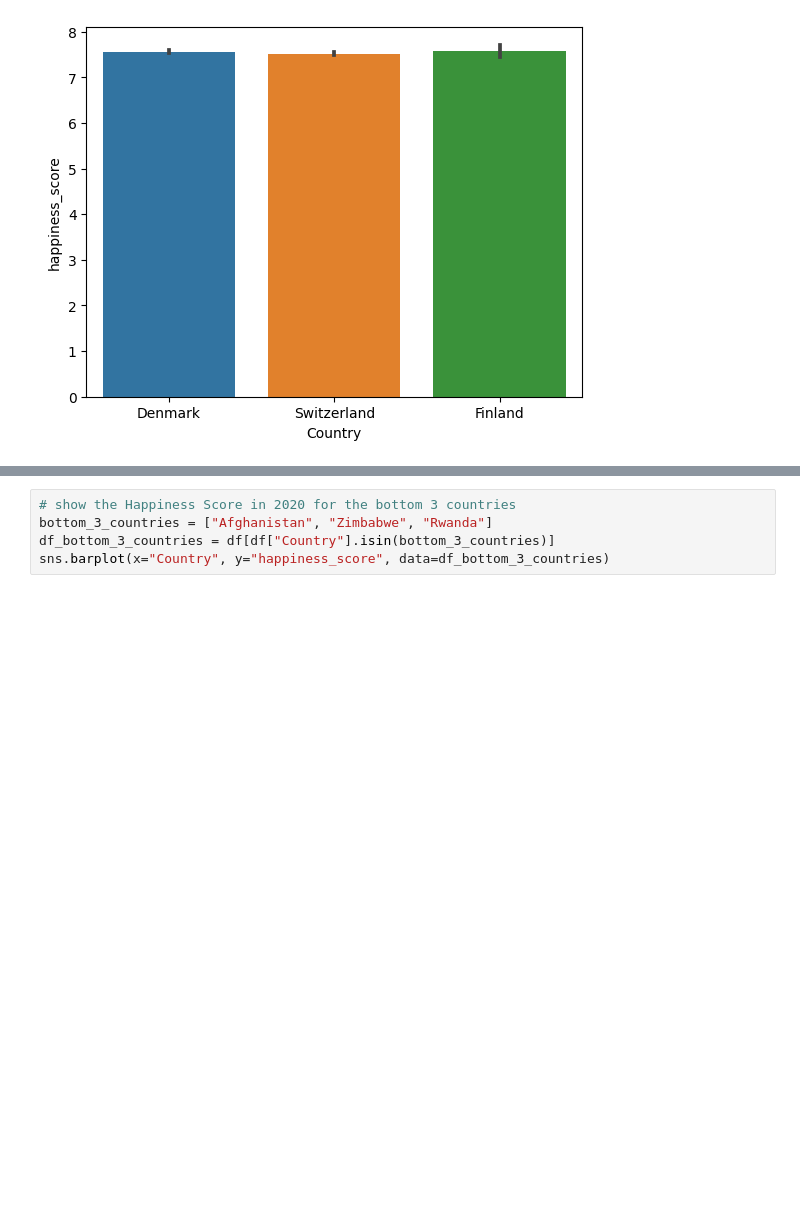
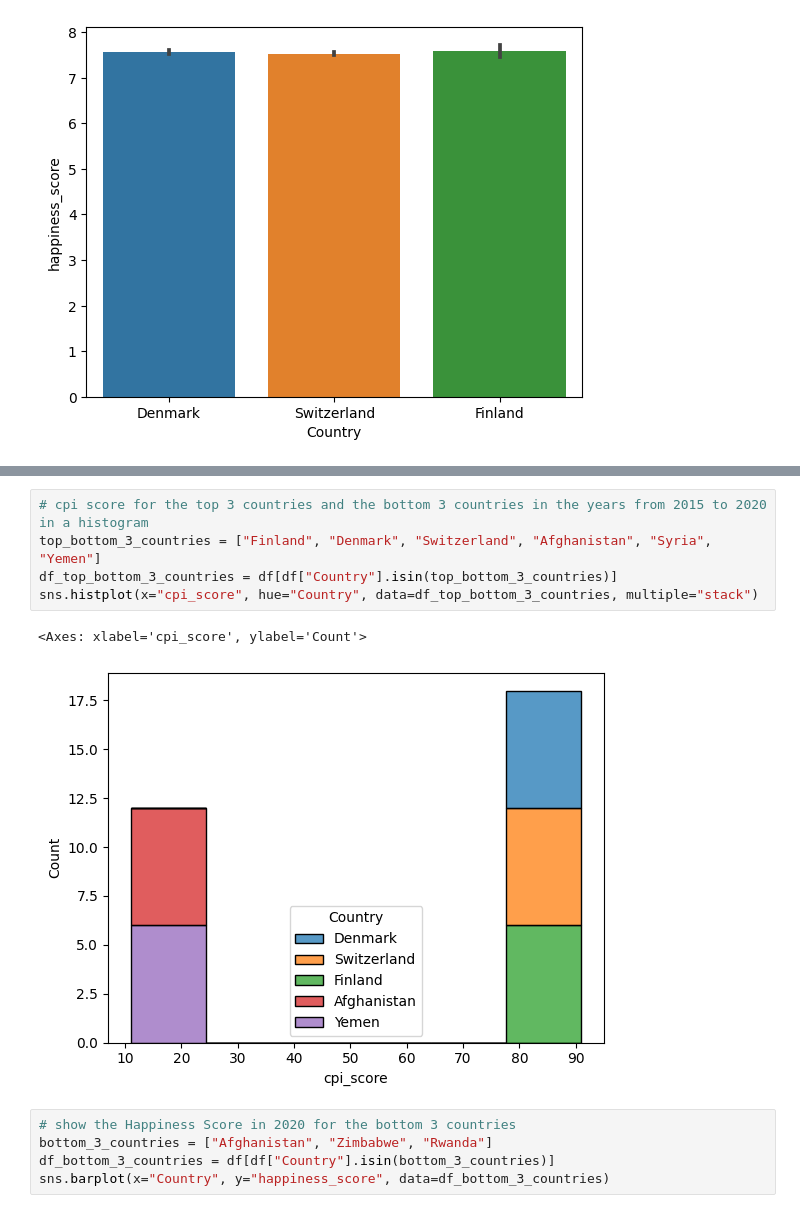
Before and after one commit to piovesanaedoardo/Social_Research_2022_2023-HappinessCorruption, a Jupyter notebook: main.ipynb, the cells around one changed output, grey strips where cells are left out. Drawn from its saved outputs; the diff is of its cells as text; blank space fills up the shorter version.

```diff
--- a/main.ipynb
+++ b/main.ipynb
@@ -80,3 +116,11 @@ sns.barplot(x="Country", y="happiness_score", data=df_top_3_countries)
+# %%
+# cpi score for the top 3 countries and the bottom 3 countries in the years from 2015 to 2020 in a histogram
+top_bottom_3_countries = ["Finland", "Denmark", "Switzerland", "Afghanistan", "Syria", "Yemen"]
+df_top_bottom_3_countries = df[df["Country"].isin(top_bottom_3_countries)]
+sns.histplot(x="cpi_score", hue="Country", data=df_top_bottom_3_countries, multiple="stack")
+# %% [output]
+<Axes: xlabel='cpi_score', ylabel='Count'>
+[figure, added]
 # %%
 # show the Happiness Score in 2020 for the bottom 3 countries
 bottom_3_countries = ["Afghanistan", "Zimbabwe", "Rwanda"]
```
Also changed, not shown: parts of 18 cells of this notebook, 4 other files.
